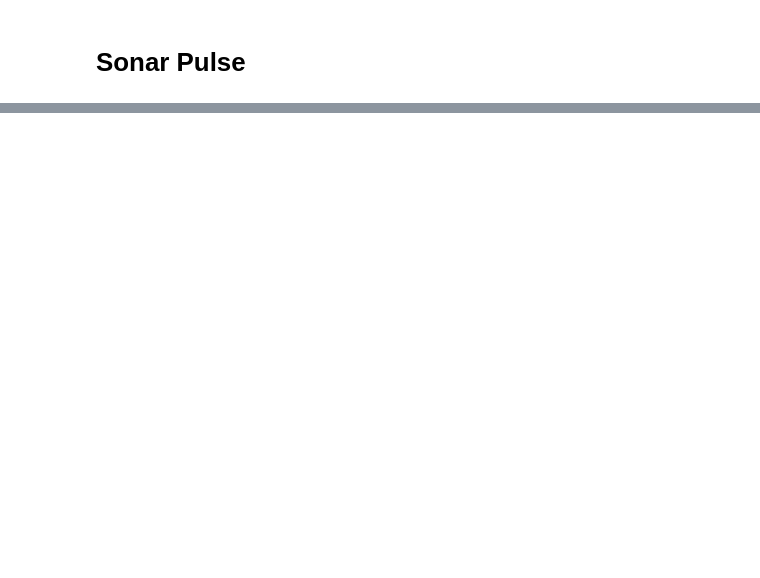
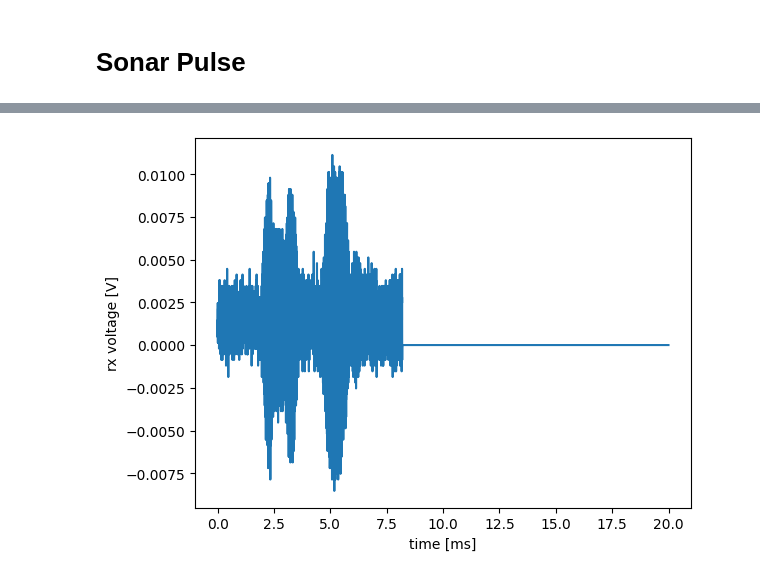
Before and after one commit to LukasPeterson/111a_lab10, a Jupyter notebook: Sonar.ipynb, the cells around one changed output, grey strips where cells are left out. Drawn from its saved outputs; the diff is of its cells as text; code cells hidden in the pictures; blank space fills up the shorter version.

```diff
--- a/Sonar.ipynb
+++ b/Sonar.ipynb
@@ -391,7 +211,33 @@ import numpy as np
 import matplotlib.pyplot as plt
 import scipy.signal as sig
 
-from WF_SDK import device, wavegen, scope
+from WF_SDK import wavegen
+from WF_SDK import scope
+from WF_SDK import device
+
+# -----------------------------
+# Your ADS wrapper
+# -----------------------------
+class ADSHardware():
+    def __init__(self):
+        self.handle = None
+
+    def startup(self):
+        self.handle = device.open()
+
+    def open_scope(self, buffer_size=1000, sample_freq=1e6):
+        scope.open(self.handle, buffer_size=buffer_size, sampling_frequency=sample_freq)
+
+    def read_scope(self, channel=1):
+        buffer = scope.record(self.handle, channel=channel)   # ONE return value
+        return buffer
+
+    def close_scope(self):
+        scope.close(self.handle)
+
+    def disconnect(self):
+        device.close(self.handle)
+
 
 # -----------------------------
 # Constants / parameters
@@ -406,47 +252,42 @@ FS_SCOPE      = 1_000_000  # 1 MS/s scope sample rate
 AWG_VPP       = 4.0        # 4 Vpp at Wavegen output (±2 V)
 
 # -----------------------------
-# Open device and scope
+# Start ADS and scope
 # -----------------------------
-dev = device.open()
+ads = ADSHardware()
+ads.startup()
 print("Device opened.")
 
 N_SAMPLES = int(FS_SCOPE * CAPTURE_T)
-
-# According to your docs: open(device_data, sampling_frequency, buffer_size, offset, amplitude_range)
-scope.open(
-    dev,
-    sampling_frequency=FS_SCOPE,
-    buffer_size=N_SAMPLES,
-    offset=0,
-    amplitude_range=5
-)
+ads.open_scope(buffer_size=N_SAMPLES, sample_freq=FS_SCOPE)
 
 # -----------------------------
 # Configure Wavegen burst on CH1
 # -----------------------------
-# Use a sine; burst behavior via wait + run_time + repeat
+# NOTE: we call generate FIRST with a 2 ms wait, so that when we
+# call scope.record right after, the scope will be running by
+# the time the burst actually happens.
 wavegen.generate(
-    dev,
+    ads.handle,
     channel=1,
     function=wavegen.function.sine,
     offset=0.0,
     frequency=F_ULTRA,
-    amplitude=AWG_VPP / 2,  # amplitude is peak, not p-p
+    amplitude=AWG_VPP / 2,    # amplitude is peak, not p-p
     symmetry=50,
-    wait=WAIT_BEFORE,       # wait before starting burst
-    run_time=BURST_T,       # duration of output
-    repeat=1,               # one burst
+    wait=WAIT_BEFORE,         # wait before starting burst
+    run_time=BURST_T,         # duration of output
+    repeat=1,                 # one burst
     data=[]
 )
 
 # -----------------------------
 # Record Rx channel (CH2)
 # -----------------------------
-# Your docs: record(device_data, channel) -> buffer, time (seconds)
-rx_buffer, t = scope.record(dev, channel=2)
+rx_buffer = ads.read_scope(channel=2)   # <--- ONE return value
 
-t = np.asarray(t)          # seconds, length N_SAMPLES
+# Build time axis ourselves
+t = np.arange(N_SAMPLES) / FS_SCOPE     # seconds
 rx_raw = np.asarray(rx_buffer)
 
 print("Recorded:", rx_raw.shape[0], "samples.")
@@ -454,14 +295,13 @@ print("Recorded:", rx_raw.shape[0], "samples.")
 # -----------------------------
 # Build known Tx template in software
 # -----------------------------
-# We know exactly what we transmitted: 40 kHz sine for BURST_T seconds.
 N_pulse = int(BURST_T * FS_SCOPE)
 dt = 1.0 / FS_SCOPE
 t_pulse = np.arange(N_pulse) * dt
 
 tx_template = np.sin(2 * np.pi * F_ULTRA * t_pulse)
 
-# Apply a window to taper the edges (reduces sidelobes in correlation)
+# Window to reduce sidelobes
 window = np.hanning(N_pulse)
 tx_template *= window
 
@@ -481,16 +321,16 @@ lags = sig.correlation_lags(len(rx_f), len(tx_template), mode="full")
 lag_sec = lags / FS_SCOPE
 corr_abs = np.abs(corr)
 
-# Ignore negative lags; we only care about responses *after* transmit
+# Only positive lags (responses after transmit)
 pos_mask = lag_sec >= 0
 lags_pos = lags[pos_mask]
 lag_sec_pos = lag_sec[pos_mask]
 corr_pos = corr_abs[pos_mask]
 
-# Find the strongest peak at positive lag
+# Strongest peak at positive lag = TOF
 idx_peak = np.argmax(corr_pos)
 lag_samples_tof = lags_pos[idx_peak]
-dt_tof = lag_samples_tof / FS_SCOPE    # seconds
+dt_tof = lag_samples_tof / FS_SCOPE
 
 distance = 0.5 * SOUND_SPEED * dt_tof
 
@@ -498,17 +338,22 @@ print(f"Time-of-flight (Tx→echo) ≈ {dt_tof*1e3:.3f} ms")
 print(f"Estimated distance        ≈ {distance:.3f} m")
 
 # -----------------------------
-# "Timestamps" within the record
+# "Timestamp" inside record
 # -----------------------------
-# In the scope timebase, we can say the echo appears at:
-t_echo_record = t[0] + dt_tof   # since t[0] is record start; usually 0
-
+# Record starts at t=0 by construction
+t_echo_record = dt_tof
 print(f"Echo arrival time in record ≈ {t_echo_record*1e3:.3f} ms after record start")
 
 # -----------------------------
 # Plots for sanity
 # -----------------------------
-# 1) Rx waveform (first 10 ms)
+
+
+plt.plot(t*1e3, rx_buffer)
+plt.xlabel("time [ms]")
+plt.ylabel("rx voltage [V]")
+plt.show()
+
 mask_zoom = (t >= 0) & (t <= 0.01)  # 0–10 ms
 
 plt.figure()
@@ -521,7 +366,6 @@ plt.legend()
 plt.tight_layout()
 plt.show()
 
-# 2) Correlation plot
 plt.figure()
 plt.plot(lag_sec_pos*1e3, corr_pos)
 plt.axvline(dt_tof*1e3, color="r", linestyle="--", label="TOF peak")
@@ -535,8 +379,8 @@ plt.show()
 # -----------------------------
 # Cleanup
 # -----------------------------
-wavegen.close(dev, channel=1)
-device.close(dev)
+ads.close_scope()
+ads.disconnect()
 print("Device closed.")
 # %% [output]
 Device opened.
@@ -542,0 +391 @@ Device opened.
+[figure, added]
```
Also changed, not shown: parts of 3 cells of this notebook.
